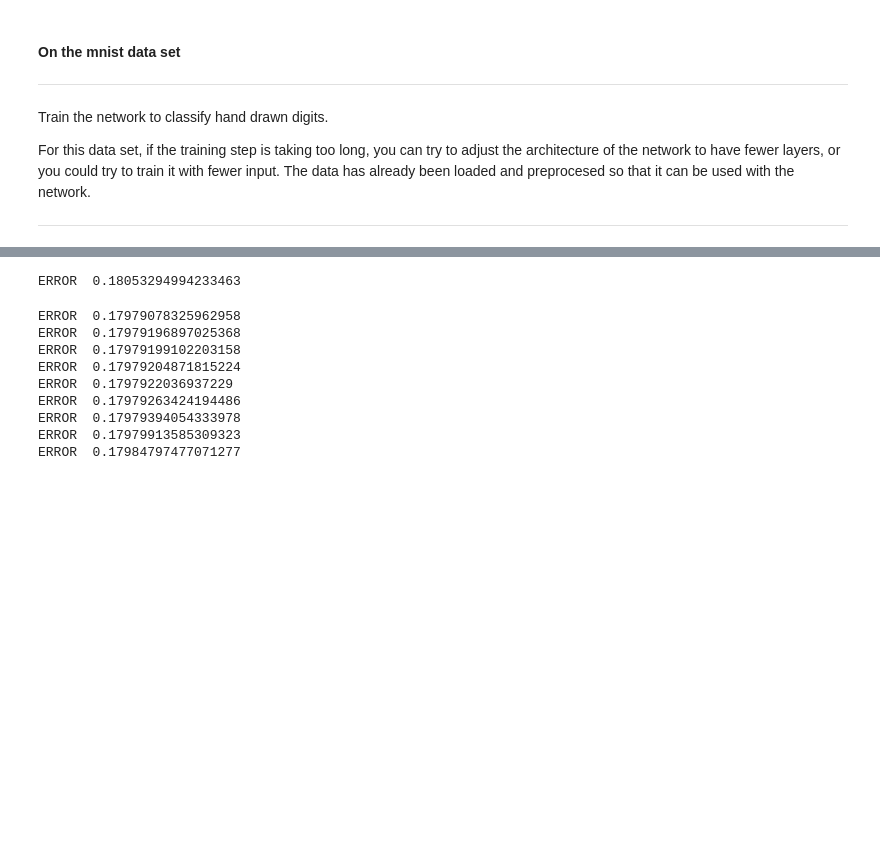
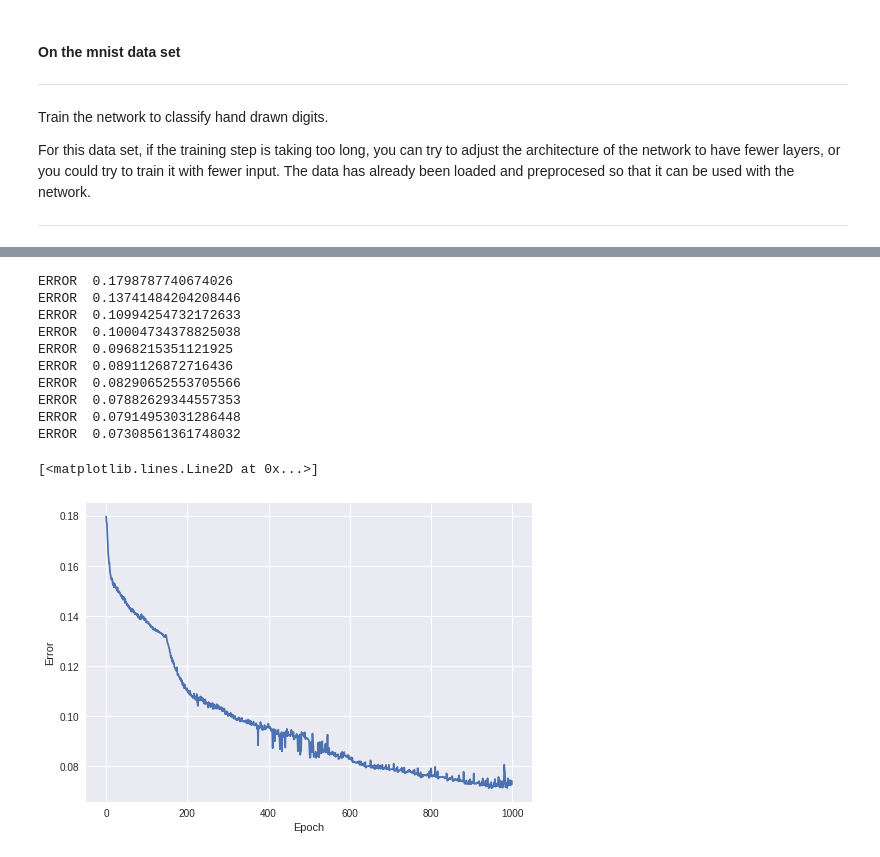
Before and after one commit to DeepLearningVision-2019/a3-neural-network-class-CesarValladares, a Jupyter notebook: Neural_Network_Assignment.ipynb, the cells around one changed output, grey strips where cells are left out. Cells and saved outputs as stored; diff of their text form; code cells hidden in the pictures; blank space fills up the shorter version.

```diff
--- a/Neural_Network_Assignment.ipynb
+++ b/Neural_Network_Assignment.ipynb
@@ -306,19 +302,26 @@ test_labels = to_categorical(test_labels)
 # %%
 # TODO: Test the class with the mnist data. Test the training of the network with the test_images data, and
 # record the accuracy of the classification.
 
-architecture = [784, 3, 64, 10]
-neural_network3 = NeuralNetwork(architecture, 0.0001)
+architecture = [784, 2, 128, 10]
+neural_network3 = NeuralNetwork(architecture, 0.01)
 
-errors3 = neural_network3.train(train_images[0:3000],train_labels[0:3000], 1000, 100)
+errors3 = neural_network3.train(train_images[0:5000],train_labels[0:5000], 1000, 100)
+
+f, ax = plt.subplots(1,1)
+ax.set_xlabel('Epoch')
+ax.set_ylabel('Error')
+ax.plot(errors3)
 # %% [output]
-ERROR  0.18053294994233463
+ERROR  0.1798787740674026
+ERROR  0.13741484204208446
+ERROR  0.10994254732172633
+ERROR  0.10004734378825038
+ERROR  0.0968215351121925
+ERROR  0.0891126872716436
+ERROR  0.08290652553705566
+ERROR  0.07882629344557353
+ERROR  0.07914953031286448
+ERROR  0.07308561361748032
-ERROR  0.17979078325962958
-ERROR  0.17979196897025368
-ERROR  0.17979199102203158
-ERROR  0.17979204871815224
-ERROR  0.1797922036937229
-ERROR  0.17979263424194486
-ERROR  0.17979394054333978
-ERROR  0.17979913585309323
-ERROR  0.17984797477071277
+[<matplotlib.lines.Line2D at 0x...>]
+[figure, added]
```
Also changed, not shown: parts of 8 cells of this notebook, 1 other file.
